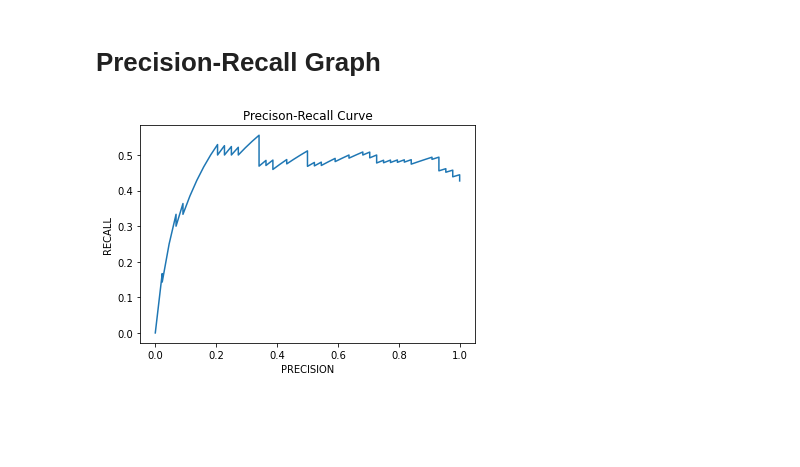
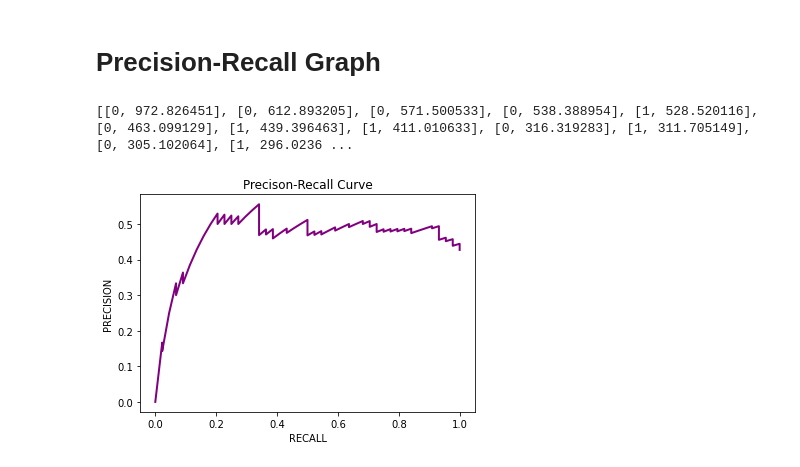
Before and after one commit to Mohammed-Taasir/CSE508_Winter2023_A2_14, a Jupyter notebook: A2_Q3.ipynb, the cells around one changed output. Drawn from its saved outputs; the diff is of its cells as text; code cells hidden in the pictures; blank space fills up the shorter version.

```diff
--- a/A2_Q3.ipynb
+++ b/A2_Q3.ipynb
@@ -30,6 +31,7 @@ for l in file:
         res.append(lines)
 # %%
 # sort the result in max DCG order
-df_arrange = res.sort(reverse = True)
+
+res.sort(reverse = True)
 # %%
 # calculate total number of files
@@ -91,5 +162,8 @@ for l in file:
 # %%
-# sort the list in the reverse order to plot graph
+# sort the list in the reverse order of the second element of each element of data_list to plot graph
+
 data_list = sorted(data_list, key = lambda k:k[1], reverse = True)
-#print(data_list)
+print(data_list)
+# %% [output]
+[[0, 972.826451], [0, 612.893205], [0, 571.500533], [0, 538.388954], [1, 528.520116], [0, 463.099129], [1, 439.396463], [1, 411.010633], [0, 316.319283], [1, 311.705149], [0, 305.102064], [1, 296.0236 ...
 # %%
@@ -107,10 +181,10 @@ for i in range(len(data_list)):
     c = c + 1
 # %%
 # Precision - Recall Graph
-plt.xlabel("PRECISION")
-plt.ylabel("RECALL")
+plt.xlabel("RECALL")
+plt.ylabel("PRECISION")
 plt.title("Precison-Recall Curve")
-plt.plot(recall, precision)
+plt.plot(recall, precision, color='purple', linewidth=2)
 plt.show();
 # %% [output]
-[figure, old version]
+[figure, new version]
```
Also changed, not shown: parts of 21 cells of this notebook.
